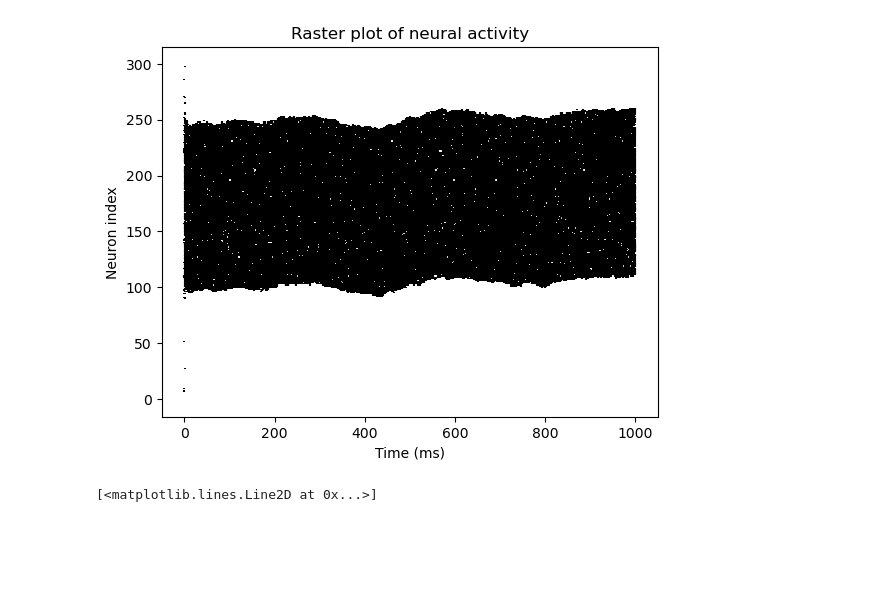
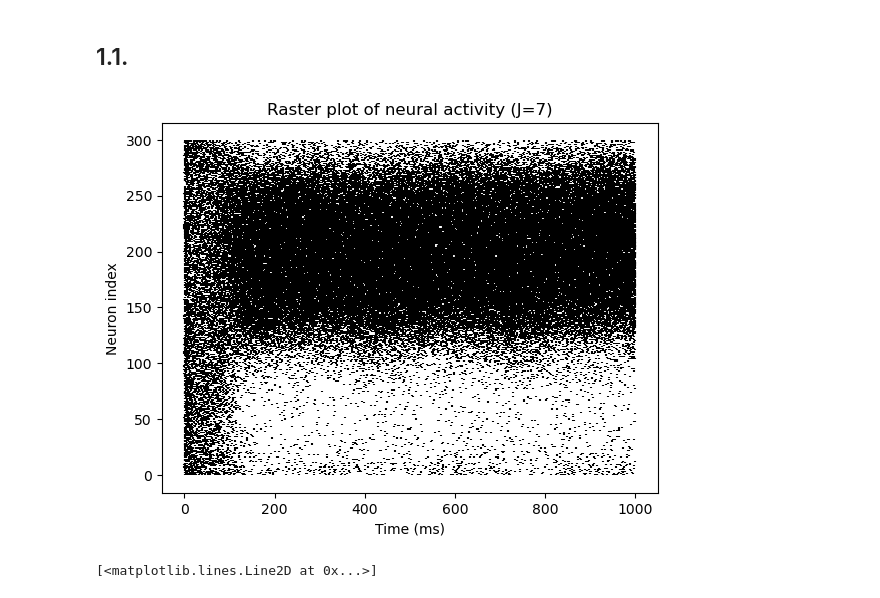
Before and after one commit to konsdibons/EPFL-NX-465-Computational-neuroscience-neuronal-dynamics, a Jupyter notebook: ex1.ipynb, the cells around one changed output. Cells and saved outputs as stored; diff of their text form; code cells hidden in the pictures; blank space fills up the shorter version.

```diff
--- a/ex1.ipynb
+++ b/ex1.ipynb
@@ -1,10 +1,12 @@
+# %% [markdown]
+## 1.1.
 # %%
 import numpy as np
 import matplotlib.pyplot as plt
 
 # Network parameters
 N = 300  # number of neurons
-J = 500  # interaction strength in picoCoulomb (pC)[^1^][1]
+J = 7  # interaction strength in picoCoulomb (pC)
 tau = 10  # time constant in ms
 dt = 0.1  # time step in ms
 T = 1000  # total simulation time in ms
@@ -13,36 +15,37 @@ positions = np.linspace(0, 2*np.pi, N, endpoint=False)  # positions of neurons
 
 # Initialize potentials
 np.random.seed(0)  # for reproducibility
 potentials = np.random.uniform(0, 1, N)
 
 # Initialize spike trains
 spike_trains = np.zeros((N, time_steps))
 
 # Simulation
 for t in range(1, time_steps):
     # Compute collective variables
     mcos = np.sum(np.cos(positions) * spike_trains[:, t-1]) / N
     msin = np.sum(np.sin(positions) * spike_trains[:, t-1]) / N
 
     # Update potentials and generate spikes
     for i in range(N):
         input_current = J * (np.cos(positions[i]) * mcos + np.sin(positions[i]) * msin)
         potentials[i] += dt/tau * (-potentials[i] + input_current)
 
         # Generate spike with Poisson process
         firing_rate = 1 / (1 + np.exp(-2 * (potentials[i] - 0.5)))
         spike_prob = firing_rate * dt
         if np.random.rand() < spike_prob:
             spike_trains[i, t] = 1/dt
 
-# Raster plot of activity[^3^][3]
+# Raster plot of activity
 plt.eventplot([np.where(spike_trains[i, :])[0]*dt for i in range(N)], color='black')
 plt.xlabel('Time (ms)')
 plt.ylabel('Neuron index')
-plt.title('Raster plot of neural activity')
+plt.title(f'Raster plot of neural activity (J={J})')
+plt.savefig(f'figures/1.1.raster_plot_J{J}.png')
 plt.show()
 # %% [output]
-[figure, old version]
+[figure, new version]
 # %%
 import numpy as np
 
```
Also changed, not shown: 6 other files.
